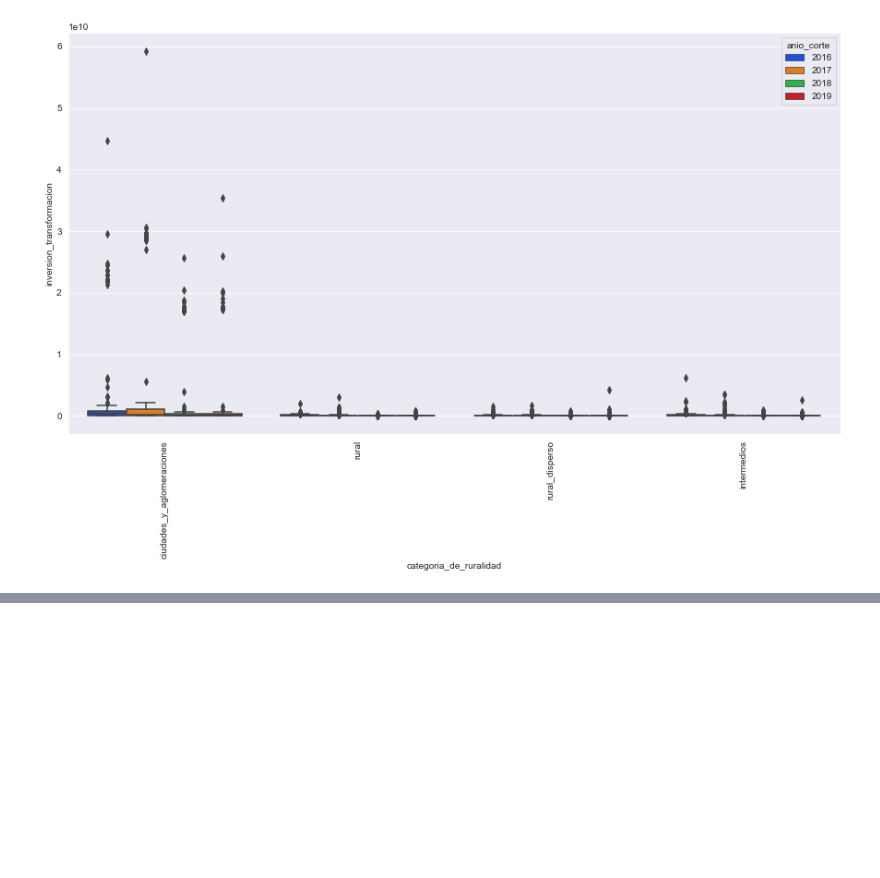
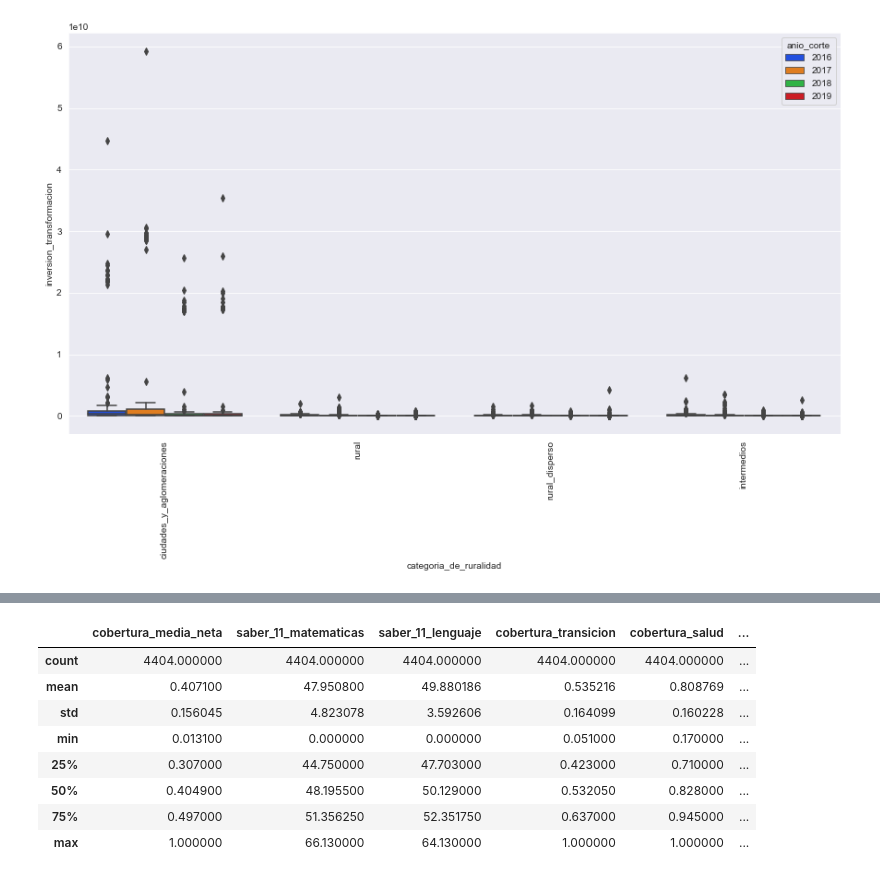
Before and after one commit to druiz35/ds4a_Team75, a Jupyter notebook: data_explor.ipynb, the cells around one changed output, grey strips where cells are left out. Saved outputs shown, nothing was run; the diff lists cells and outputs as text; code cells hidden in the pictures; blank space fills up the shorter version.

```diff
--- a/data_explor.ipynb
+++ b/data_explor.ipynb
@@ -274,0 +316,12 @@ plt.show()
+# %%
+df_merged_final_vars.describe()
+# %% [output]
+|  | cobertura_media_neta | saber_11_matematicas | saber_11_lenguaje | cobertura_transicion | cobertura_salud | ... |
+| count | 4404.000000 | 4404.000000 | 4404.000000 | 4404.000000 | 4404.000000 | ... |
+| mean | 0.407100 | 47.950800 | 49.880186 | 0.535216 | 0.808769 | ... |
+| std | 0.156045 | 4.823078 | 3.592606 | 0.164099 | 0.160228 | ... |
+| min | 0.013100 | 0.000000 | 0.000000 | 0.051000 | 0.170000 | ... |
+| 25% | 0.307000 | 44.750000 | 47.703000 | 0.423000 | 0.710000 | ... |
+| 50% | 0.404900 | 48.195500 | 50.129000 | 0.532050 | 0.828000 | ... |
+| 75% | 0.497000 | 51.356250 | 52.351750 | 0.637000 | 0.945000 | ... |
+| max | 1.000000 | 66.130000 | 64.130000 | 1.000000 | 1.000000 | ... |
```
Also changed, not shown: parts of 7 cells of this notebook.
